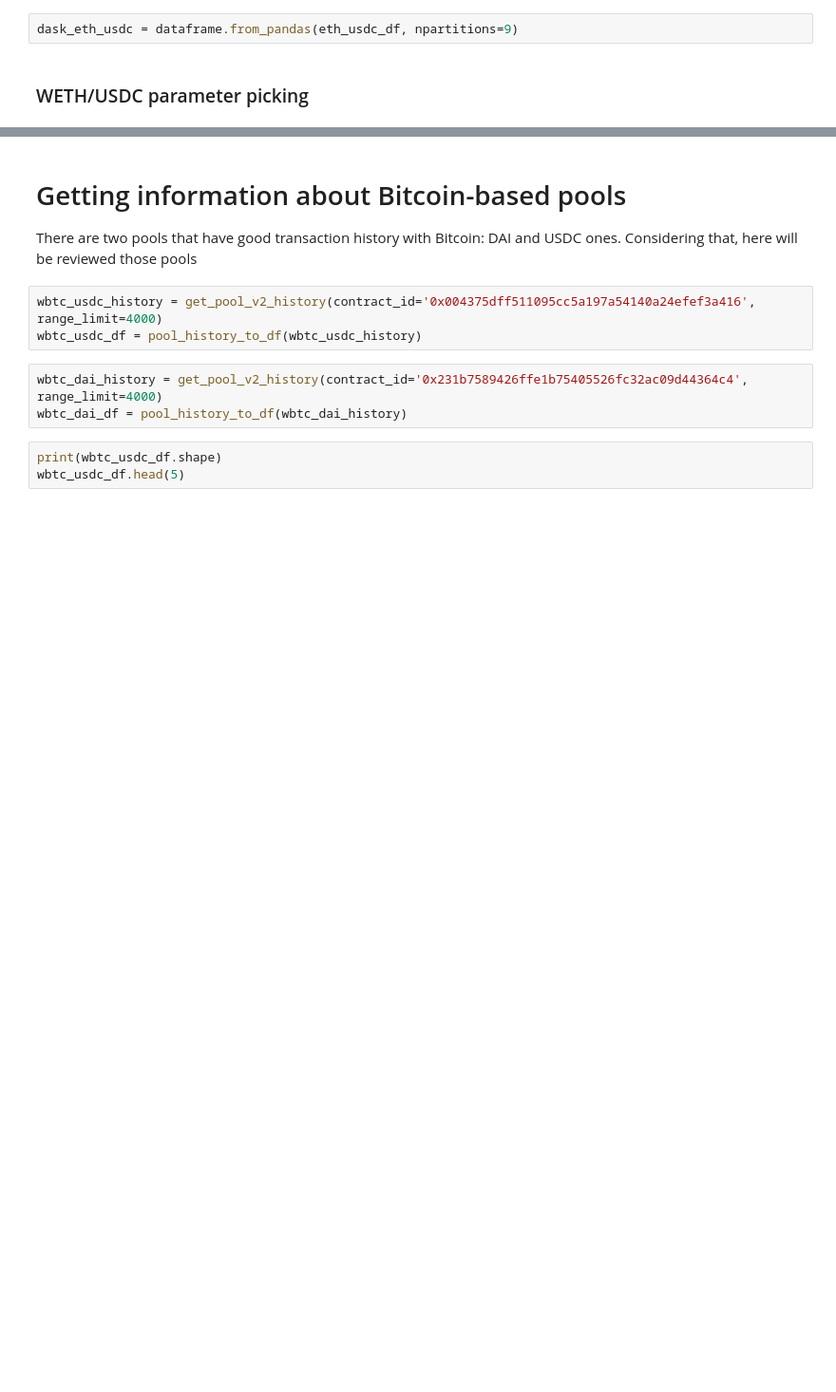
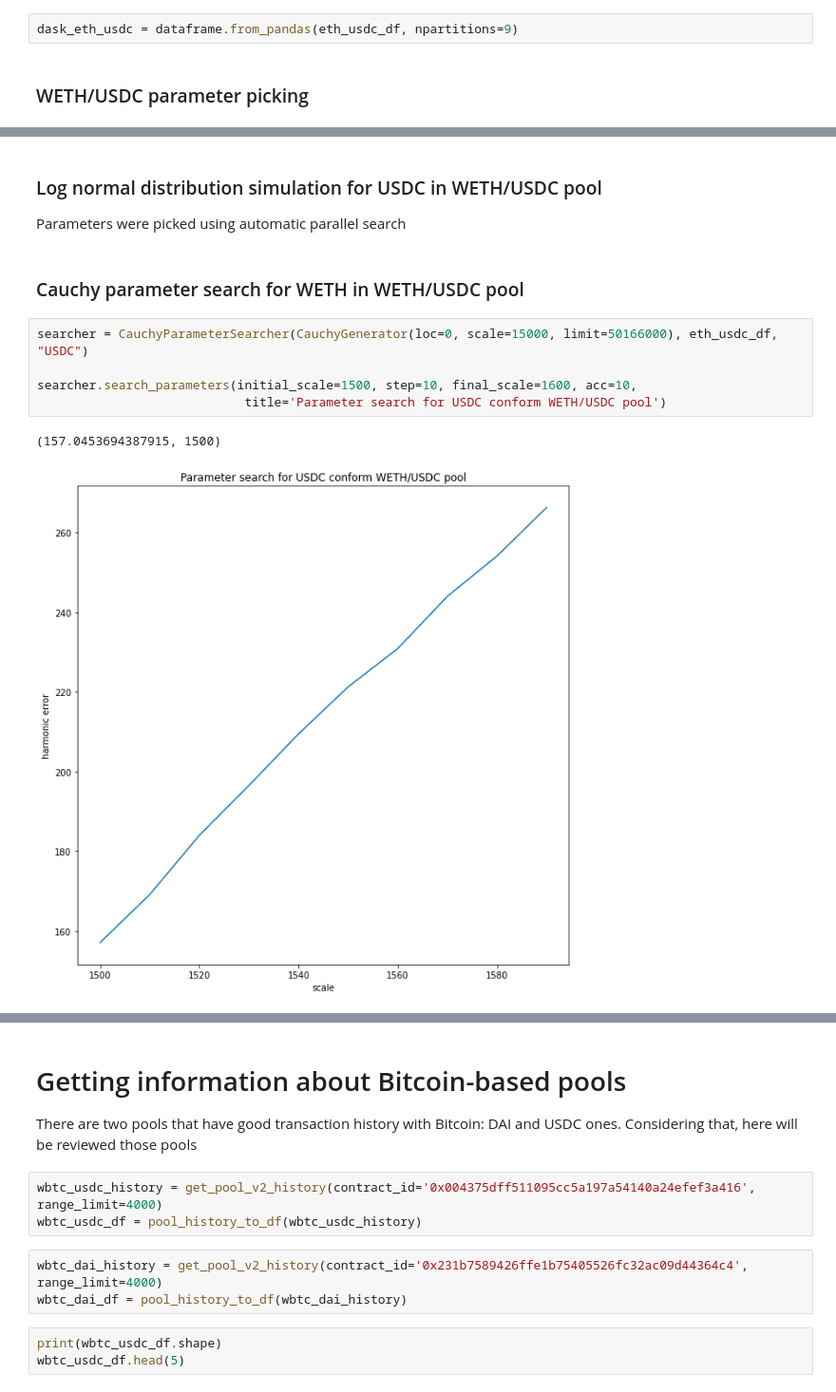
Before and after one commit to IX-Swap/data-science, a Jupyter notebook: uniswap_v2_pools_analysis/v2_pools_analysis.ipynb, the cells around one changed output, grey strips where cells are left out. Shown at 95% size. Cells and saved outputs as stored; diff of their text form; blank space fills up the shorter version.

```diff
--- a/uniswap_v2_pools_analysis/v2_pools_analysis.ipynb
+++ b/uniswap_v2_pools_analysis/v2_pools_analysis.ipynb
@@ -296,0 +425,14 @@ NameError: name 'lognormal_df' is not defined
+# %% [markdown]
+### Log normal distribution simulation for USDC in WETH/USDC pool
+
+Parameters were picked using automatic parallel search
+# %% [markdown]
+### Cauchy parameter search for WETH in WETH/USDC pool
+# %%
+searcher = CauchyParameterSearcher(CauchyGenerator(loc=0, scale=15000, limit=50166000), eth_usdc_df, "USDC")
+
+searcher.search_parameters(initial_scale=1500, step=10, final_scale=1600, acc=10,
+                            title='Parameter search for USDC conform WETH/USDC pool')
+# %% [output]
+(157.0453694387915, 1500)
+[figure, added]
```
Also changed, not shown: parts of 20 cells of this notebook, 3 other files.
